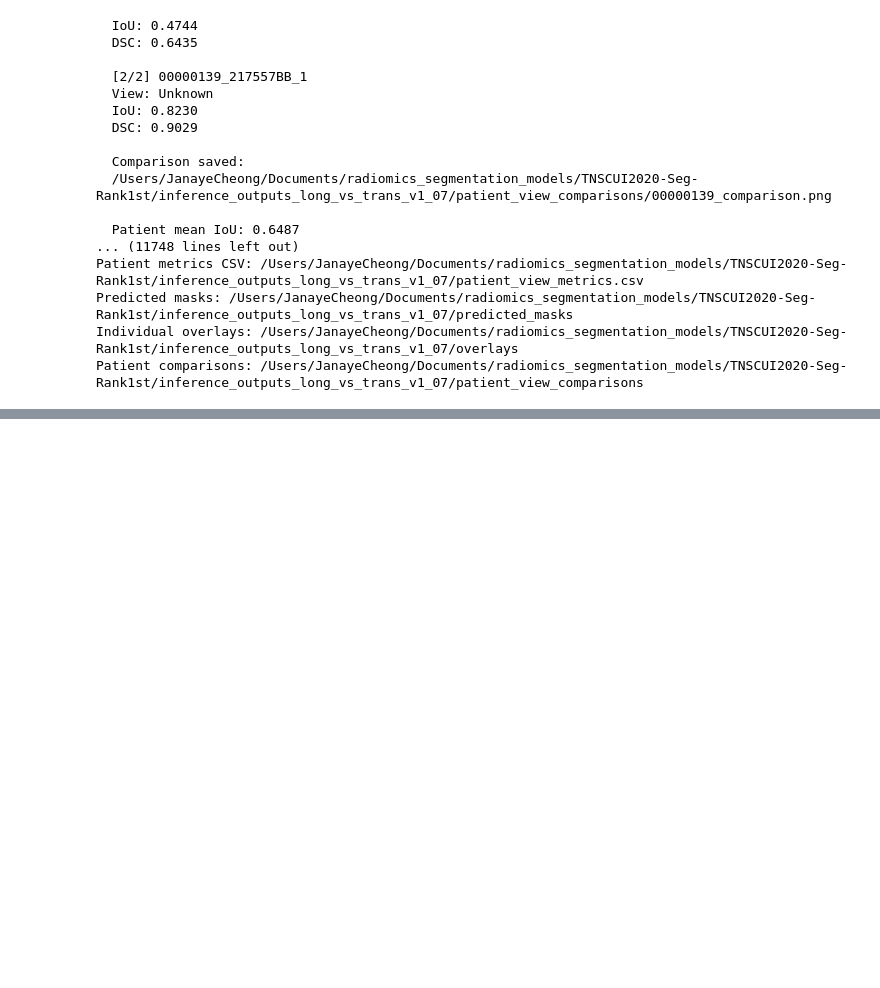
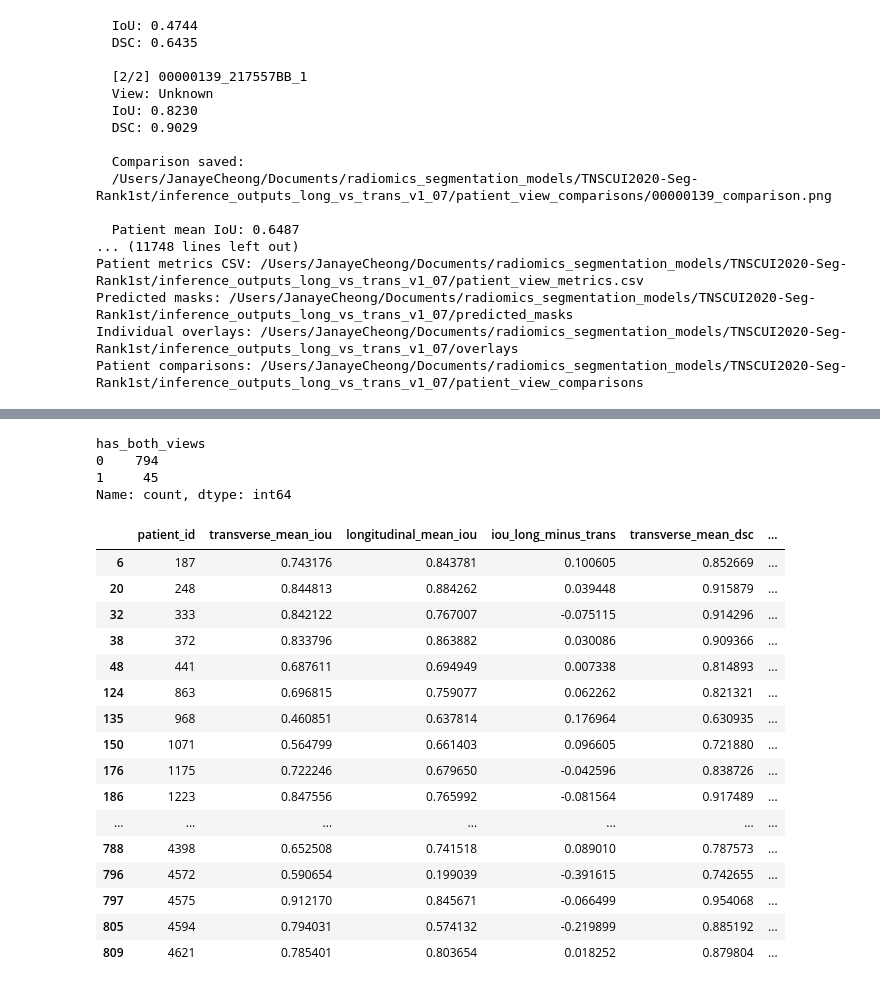
Before and after one commit to janayee-c/sgh-segmodel, a Jupyter notebook: step2to4_train_validate_inference/test_fold1_thyroidXL_transverse_longitudinal.ipynb, the cells around one changed output, grey strips where cells are left out. Cells and saved outputs as stored; diff of their text form; code cells hidden in the pictures; blank space fills up the shorter version.

```diff
--- a/step2to4_train_validate_inference/test_fold1_thyroidXL_transverse_longitudinal.ipynb
+++ b/step2to4_train_validate_inference/test_fold1_thyroidXL_transverse_longitudinal.ipynb
@@ -2372,0 +2349,2 @@ for match in matches:
+# %%
+patient_metrics = pd.read_csv(PATIENT_METRICS_CSV)
@@ -2372,0 +2367,37 @@ for match in matches:
+# %%
+patient_metrics['has_both_views'].value_counts()
+# %% [output]
+has_both_views
+0    794
+1     45
+Name: count, dtype: int64
+# %%
+two_views = patient_metrics[patient_metrics['has_both_views'] == True]
+# %%
+two_views[[
+    "patient_id",
+    "transverse_mean_iou",
+    "longitudinal_mean_iou",
+    "iou_long_minus_trans",
+    "transverse_mean_dsc",
+    "longitudinal_mean_dsc",
+    "dsc_long_minus_trans"
+]]
+# %% [output]
+|  | patient_id | transverse_mean_iou | longitudinal_mean_iou | iou_long_minus_trans | transverse_mean_dsc | ... |
+| 6 | 187 | 0.743176 | 0.843781 | 0.100605 | 0.852669 | ... |
+| 20 | 248 | 0.844813 | 0.884262 | 0.039448 | 0.915879 | ... |
+| 32 | 333 | 0.842122 | 0.767007 | -0.075115 | 0.914296 | ... |
+| 38 | 372 | 0.833796 | 0.863882 | 0.030086 | 0.909366 | ... |
+| 48 | 441 | 0.687611 | 0.694949 | 0.007338 | 0.814893 | ... |
+| 124 | 863 | 0.696815 | 0.759077 | 0.062262 | 0.821321 | ... |
+| 135 | 968 | 0.460851 | 0.637814 | 0.176964 | 0.630935 | ... |
+| 150 | 1071 | 0.564799 | 0.661403 | 0.096605 | 0.721880 | ... |
+| 176 | 1175 | 0.722246 | 0.679650 | -0.042596 | 0.838726 | ... |
+| 186 | 1223 | 0.847556 | 0.765992 | -0.081564 | 0.917489 | ... |
+| ... | ... | ... | ... | ... | ... | ... |
+| 788 | 4398 | 0.652508 | 0.741518 | 0.089010 | 0.787573 | ... |
+| 796 | 4572 | 0.590654 | 0.199039 | -0.391615 | 0.742655 | ... |
+| 797 | 4575 | 0.912170 | 0.845671 | -0.066499 | 0.954068 | ... |
+| 805 | 4594 | 0.794031 | 0.574132 | -0.219899 | 0.885192 | ... |
+| 809 | 4621 | 0.785401 | 0.803654 | 0.018252 | 0.879804 | ... |
```
Also changed, not shown: parts of 11 cells of this notebook, 4 other files.
